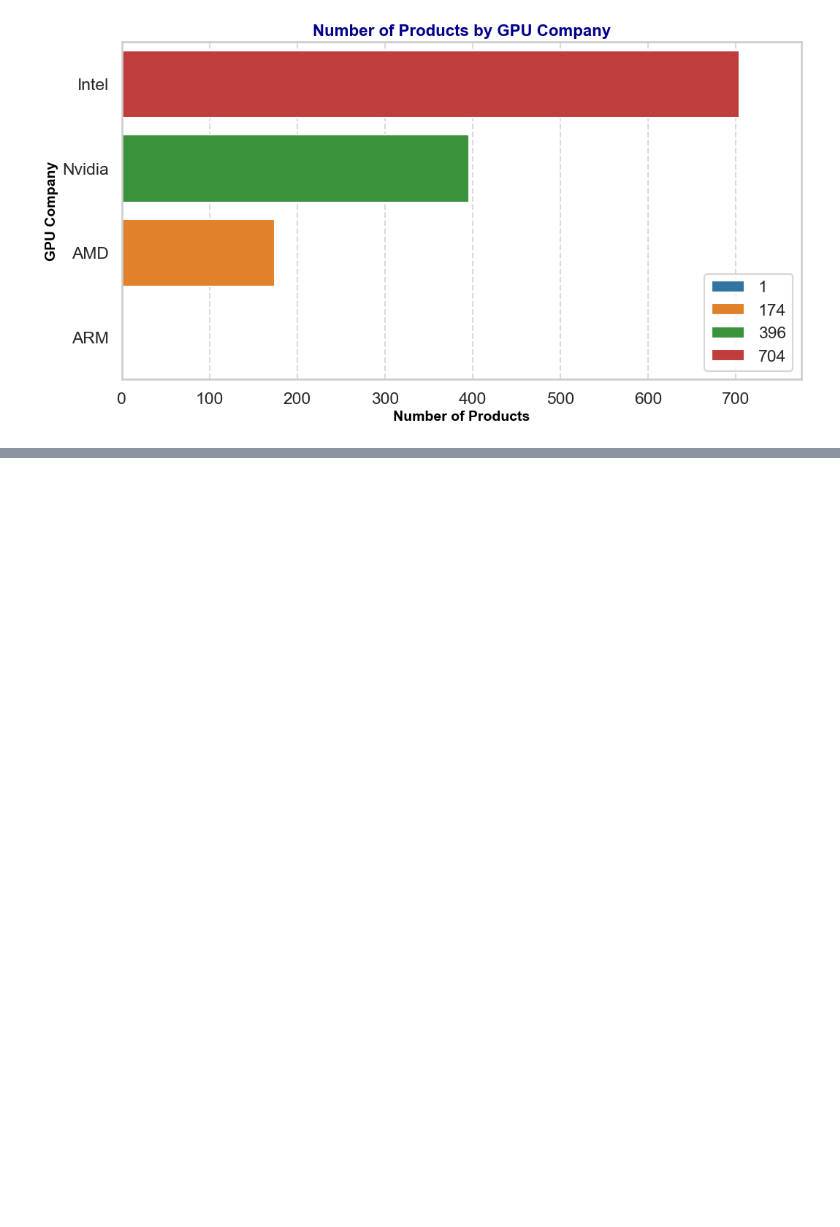
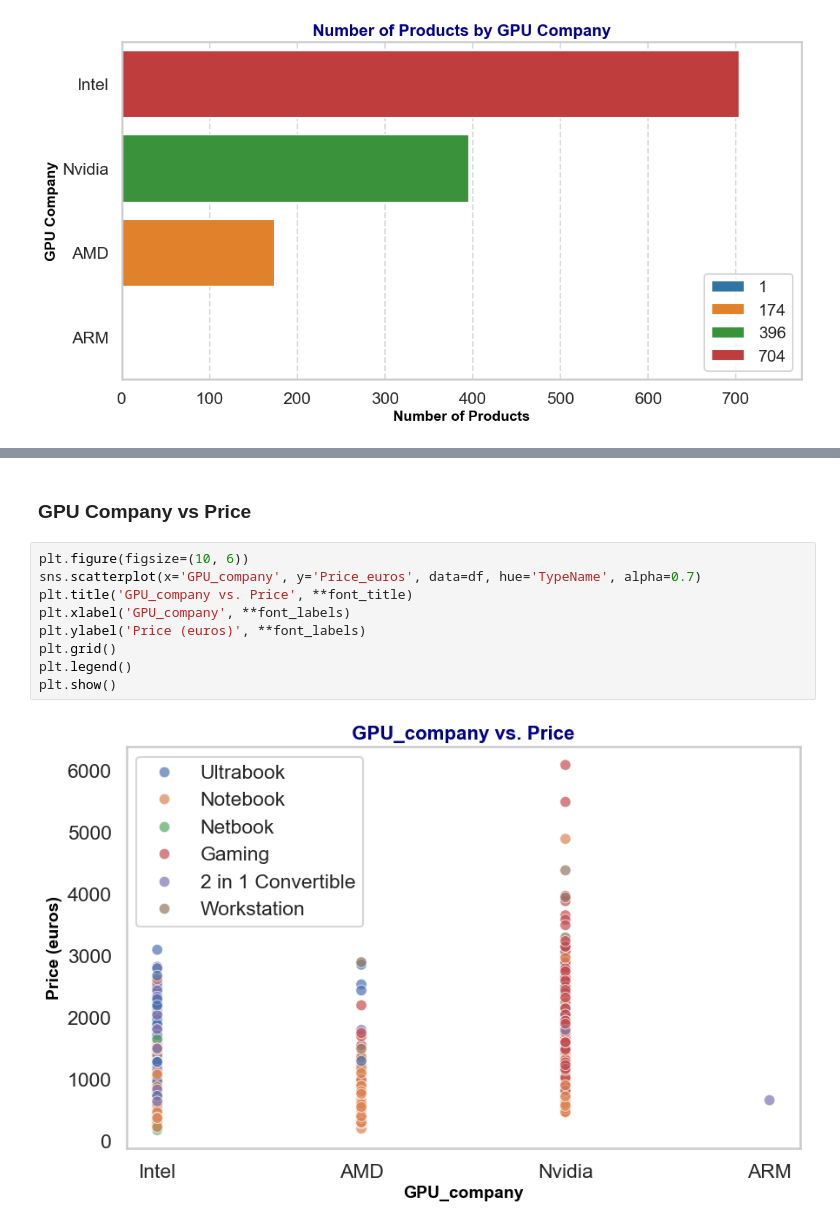
Before and after one commit to cyberfantics/Corvit-Courses, a Jupyter notebook: Artificial Intelligence/DataScience/Projects/Laptop Price Analysis/Laptop Price.ipynb, the cells around one changed output, grey strips where cells are left out. Drawn from its saved outputs; the diff is of its cells as text; blank space fills up the shorter version.

```diff
--- a/Artificial Intelligence/DataScience/Projects/Laptop Price Analysis/Laptop Price.ipynb
+++ b/Artificial Intelligence/DataScience/Projects/Laptop Price Analysis/Laptop Price.ipynb
@@ -287,0 +321,13 @@ plt.show()
+# %% [markdown]
+### GPU Company vs Price
+# %%
+plt.figure(figsize=(10, 6))
+sns.scatterplot(x='GPU_company', y='Price_euros', data=df, hue='TypeName', alpha=0.7)
+plt.title('GPU_company vs. Price', **font_title)
+plt.xlabel('GPU_company', **font_labels)
+plt.ylabel('Price (euros)', **font_labels)
+plt.grid()
+plt.legend()
+plt.show()
+# %% [output]
+[figure, added]
```
Also changed, not shown: parts of 33 cells of this notebook.
